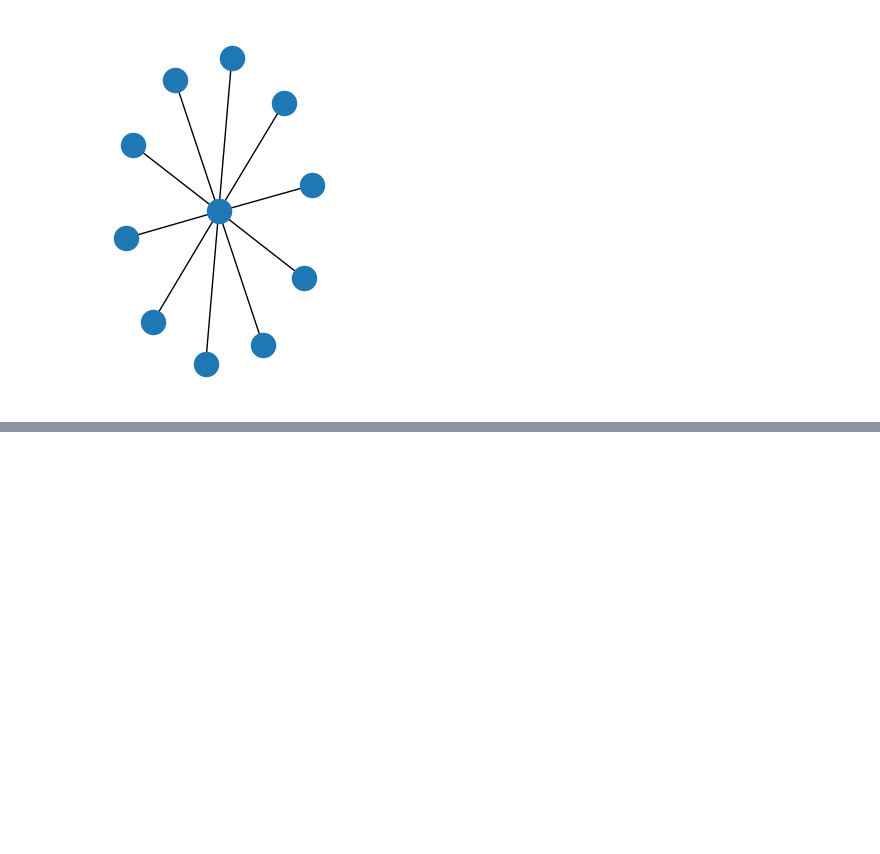
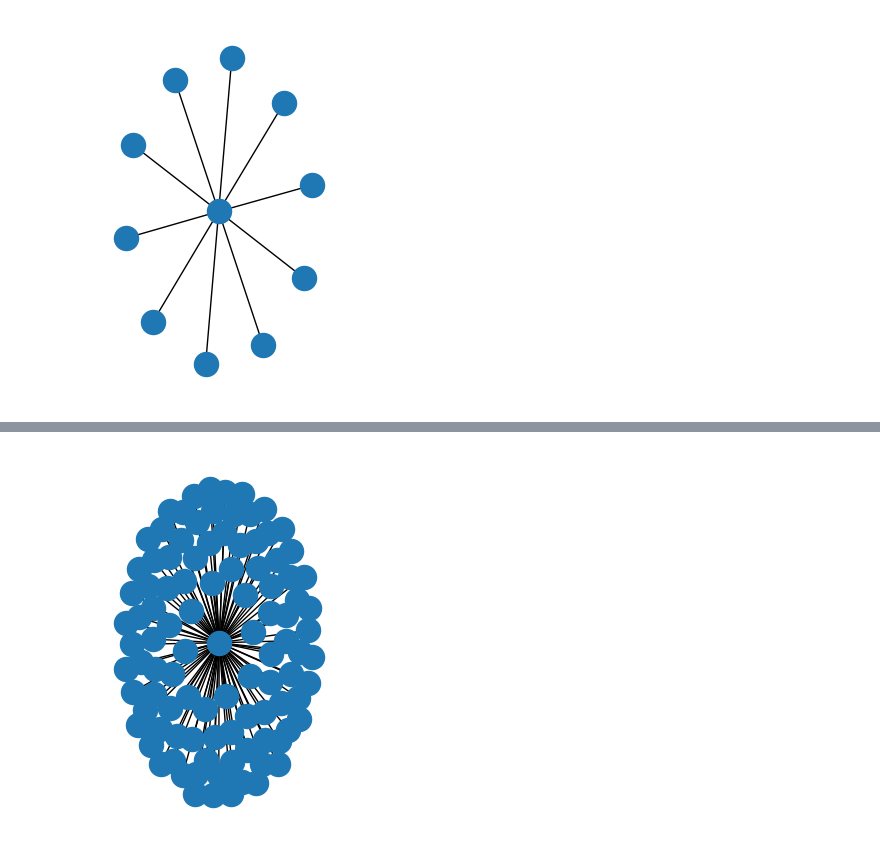
Before and after one commit to MBrend15/Public_Project_Repo, a Jupyter notebook: FinalEDA.ipynb, the cells around one changed output, grey strips where cells are left out. Drawn from its saved outputs; the diff is of its cells as text; code cells hidden in the pictures; blank space fills up the shorter version.

Commit message:
adding changes to create graph data and get first events

```diff
--- a/FinalEDA.ipynb
+++ b/FinalEDA.ipynb
@@ -551,0 +678,3 @@ plt.show()
+# %%
+#run code with labels dataframe
+df_labels_adj = build_adjaceny(df_labels, 'labels')
@@ -551,0 +703,9 @@ plt.show()
+# %%
+# split parent and child fields to get objectids and eventids
+
+from pyspark.sql.functions import split
+
+df_labels_adj = df_labels_adj.withColumn("parent_objectid", split(df_labels_adj["parent"], ":")[0])
+df_labels_adj = df_labels_adj.withColumn("parent_eventid", split(df_labels_adj["parent"], ":")[1])
+df_labels_adj = df_labels_adj.withColumn("child_objectid", split(df_labels_adj["child"], ":")[0])
+df_labels_adj = df_labels_adj.withColumn("child_eventid", split(df_labels_adj["child"], ":")[1])
@@ -551,0 +721,13 @@ plt.show()
+# %%
+from graphframes import GraphFrame
+
+# Create distinct vertices with source as actorid, destination as objectid
+src_vertices = df_labels_adj.selectExpr('parent_objectid as id').distinct()
+dst_vertices = df_labels_adj.selectExpr('child_objectid as id').distinct()
+vertices = src_vertices.union(dst_vertices).distinct()
+
+# Create edges by using timestamp as an edge
+edges = df_labels_adj.selectExpr('parent_objectid as src', 'child_objectid as dst', 'child_eventid')
+
+# Create GraphFrame
+g = GraphFrame(vertices, edges)
@@ -551,0 +780,18 @@ plt.show()
+# %%
+# Stackoverflow: https://stackoverflow.com/questions/54204062/how-to-display-visualize-a-graph-created-by-graphframe
+
+import networkx as nx
+from graphframes import GraphFrame
+
+def PlotGraph(edge_list):
+    Gplot=nx.Graph()
+    for row in edge_list.select('src','dst').take(100):
+        Gplot.add_edge(row['src'],row['dst'])
+
+    plt.subplot(121)
+    nx.draw(Gplot)
+
+
+PlotGraph(g.edges)
+# %% [output]
+[figure, added]
```
Also changed, not shown: parts of 19 cells of this notebook, 3 other files.
